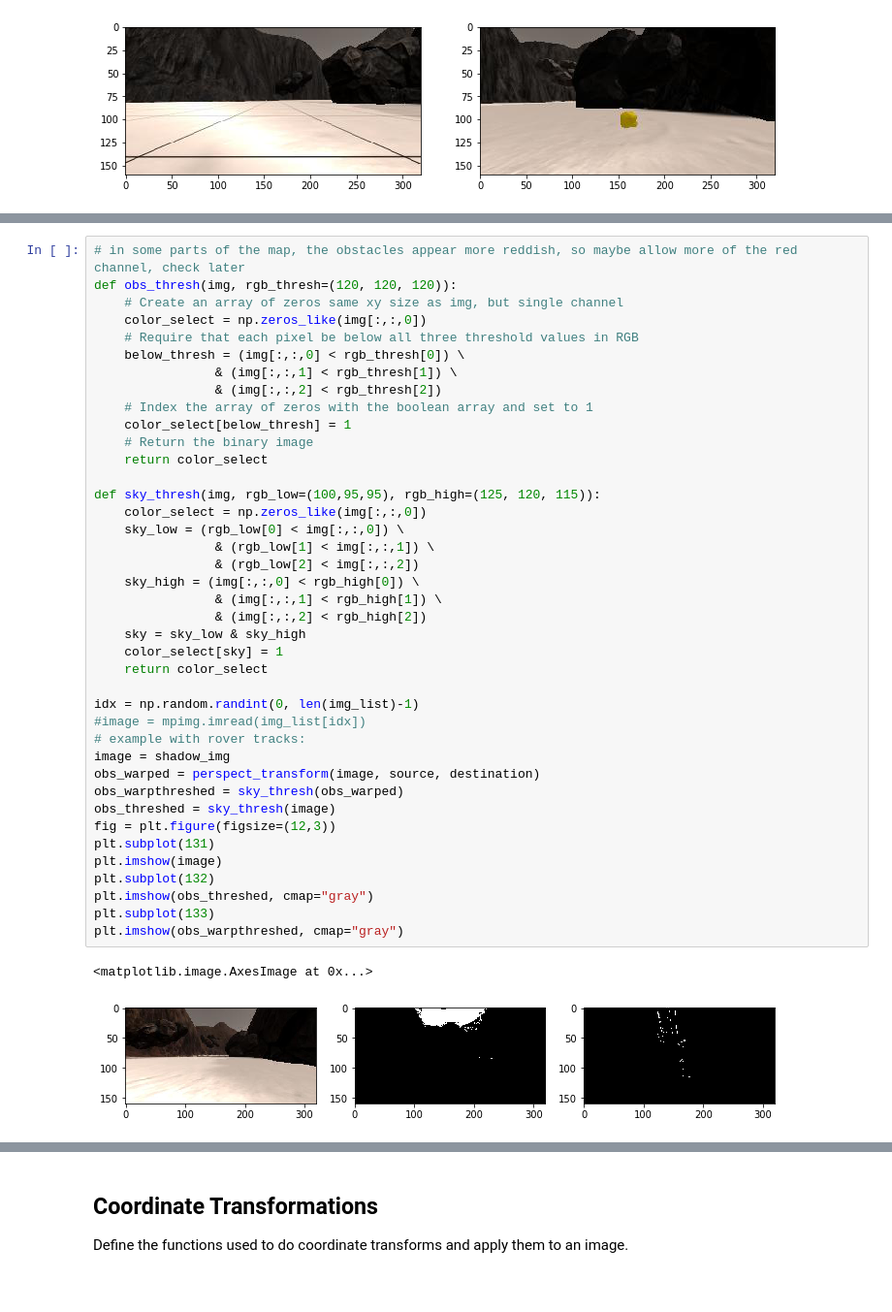
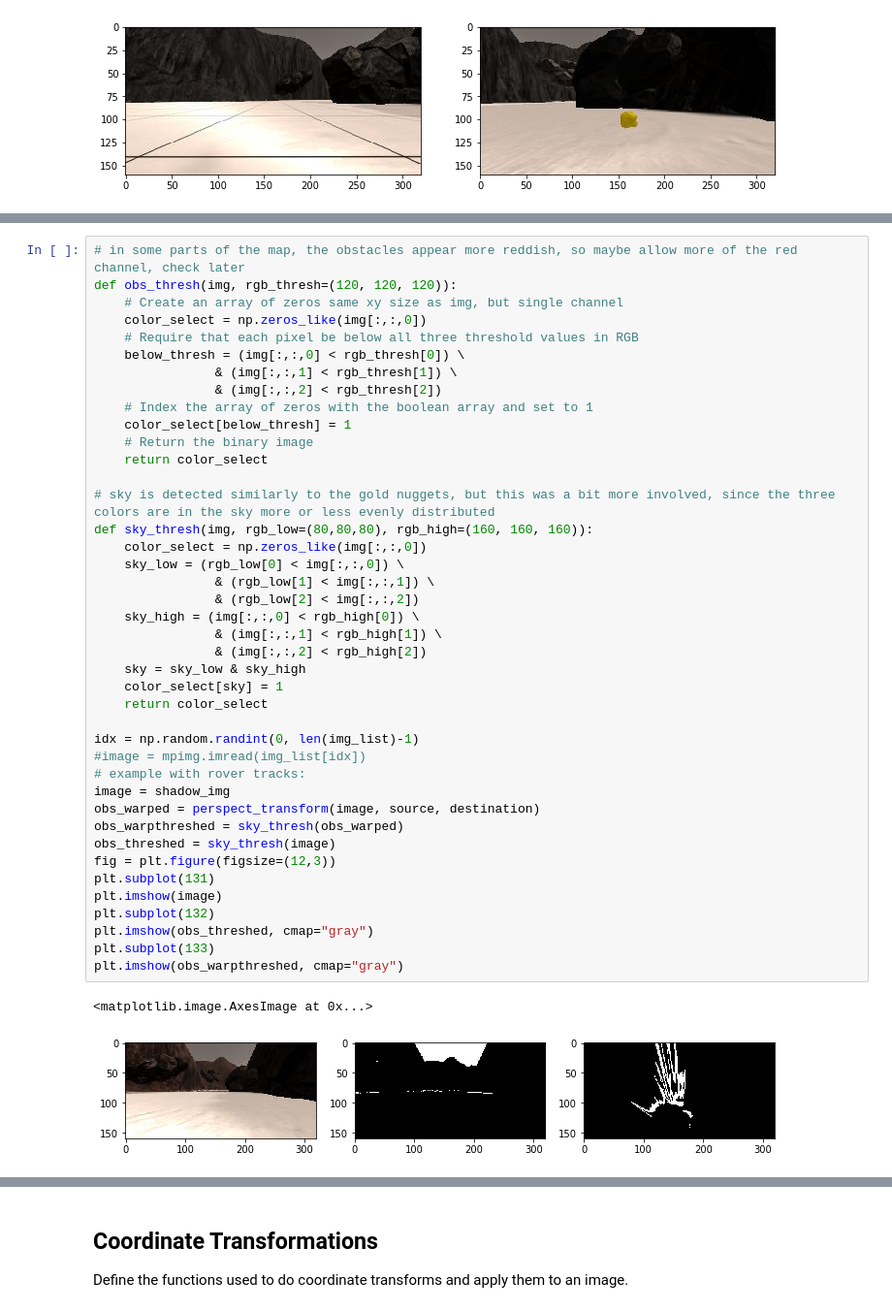
Before and after one commit to TillScout/RoboND-Rover-Project, a Jupyter notebook: code/Rover_Project_Test_Notebook.ipynb, the cells around one changed output, grey strips where cells are left out. Shown at 97% size. Cells and saved outputs as stored; diff of their text form.

```diff
--- a/code/Rover_Project_Test_Notebook.ipynb
+++ b/code/Rover_Project_Test_Notebook.ipynb
@@ -188,32 +197,33 @@ def obs_thresh(img, rgb_thresh=(120, 120, 120)):
     # Return the binary image
     return color_select
 
-def sky_thresh(img, rgb_low=(100,95,95), rgb_high=(125, 120, 115)):
+# sky is detected similarly to the gold nuggets, but this was a bit more involved, since the three colors are in the sky more or less evenly distributed
+def sky_thresh(img, rgb_low=(80,80,80), rgb_high=(160, 160, 160)):
     color_select = np.zeros_like(img[:,:,0])
     sky_low = (rgb_low[0] < img[:,:,0]) \
                 & (rgb_low[1] < img[:,:,1]) \
                 & (rgb_low[2] < img[:,:,2])
     sky_high = (img[:,:,0] < rgb_high[0]) \
                 & (img[:,:,1] < rgb_high[1]) \
                 & (img[:,:,2] < rgb_high[2])
     sky = sky_low & sky_high
     color_select[sky] = 1
     return color_select
 
 idx = np.random.randint(0, len(img_list)-1)
 #image = mpimg.imread(img_list[idx])
 # example with rover tracks:
 image = shadow_img
 obs_warped = perspect_transform(image, source, destination)
 obs_warpthreshed = sky_thresh(obs_warped)
 obs_threshed = sky_thresh(image)
 fig = plt.figure(figsize=(12,3))
 plt.subplot(131)
 plt.imshow(image)
 plt.subplot(132)
 plt.imshow(obs_threshed, cmap="gray")
 plt.subplot(133)
 plt.imshow(obs_warpthreshed, cmap="gray")
 # %% [output]
 <matplotlib.image.AxesImage at 0x...>
-[figure, old version]
+[figure, new version]
```
Also changed, not shown: parts of 34 cells of this notebook.
